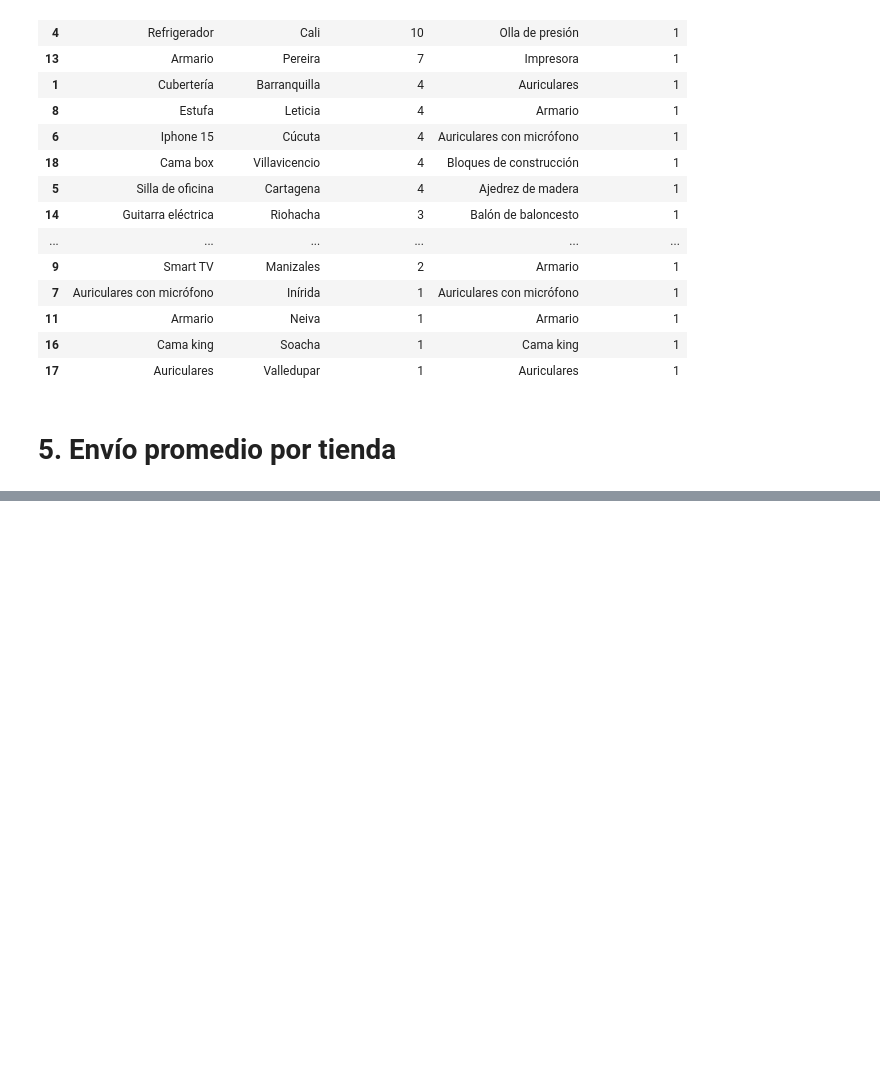
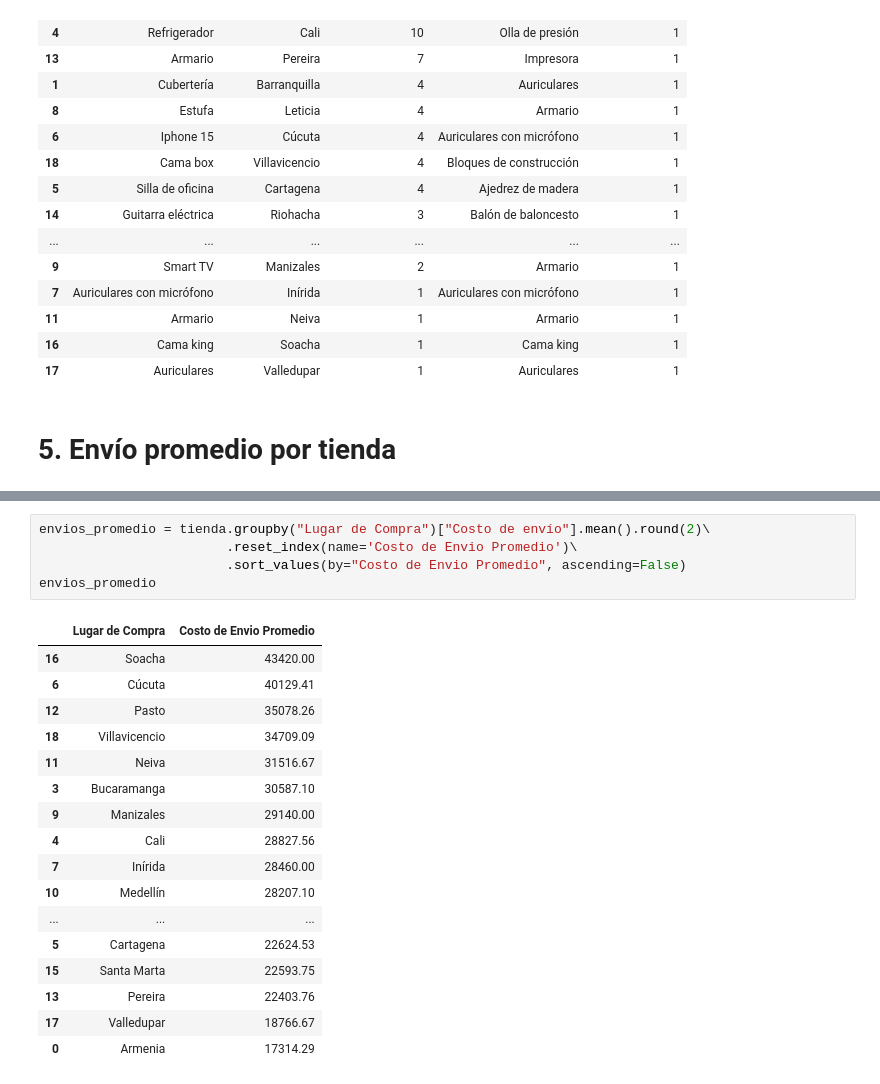
Before and after one commit to LejImkoaj/challenge1-data-science-alura-store-latam, a Jupyter notebook: AluraStoreLatam.ipynb, the cells around one changed output, grey strips where cells are left out. Drawn from its saved outputs; the diff is of its cells as text; blank space fills up the shorter version.

```diff
--- a/AluraStoreLatam.ipynb
+++ b/AluraStoreLatam.ipynb
@@ -291,0 +303,23 @@ resultado_ventas.sort_values(by="Ventas Maximas", ascending=False)
+# %%
+envios_promedio = tienda.groupby("Lugar de Compra")["Costo de envío"].mean().round(2)\
+                        .reset_index(name='Costo de Envio Promedio')\
+                        .sort_values(by="Costo de Envio Promedio", ascending=False)
+envios_promedio
+# %% [output]
+|  | Lugar de Compra | Costo de Envio Promedio |
+| 16 | Soacha | 43420.00 |
+| 6 | Cúcuta | 40129.41 |
+| 12 | Pasto | 35078.26 |
+| 18 | Villavicencio | 34709.09 |
+| 11 | Neiva | 31516.67 |
+| 3 | Bucaramanga | 30587.10 |
+| 9 | Manizales | 29140.00 |
+| 4 | Cali | 28827.56 |
+| 7 | Inírida | 28460.00 |
+| 10 | Medellín | 28207.10 |
+| ... | ... | ... |
+| 5 | Cartagena | 22624.53 |
+| 15 | Santa Marta | 22593.75 |
+| 13 | Pereira | 22403.76 |
+| 17 | Valledupar | 18766.67 |
+| 0 | Armenia | 17314.29 |
```
Also changed, not shown: parts of 8 cells of this notebook.
